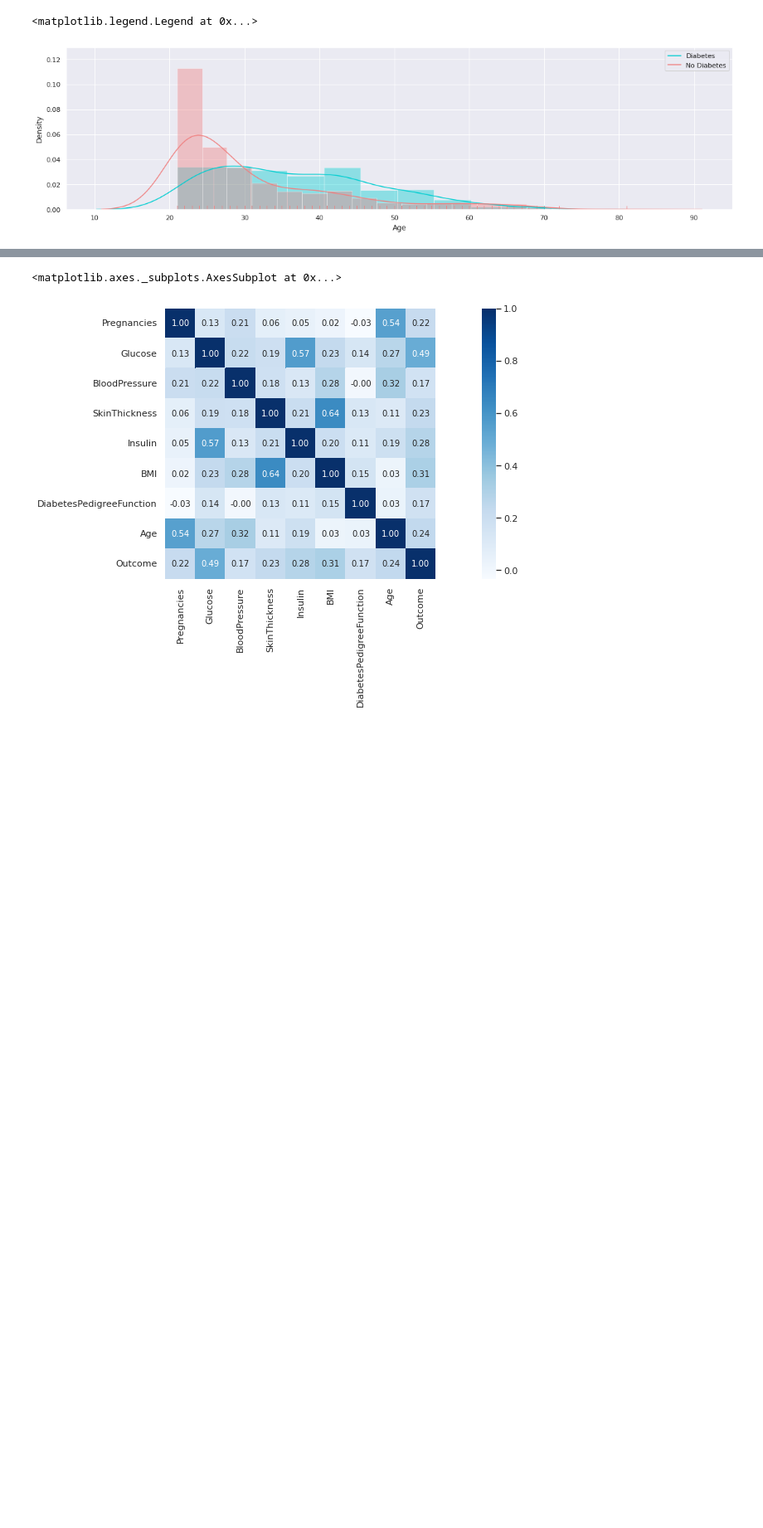
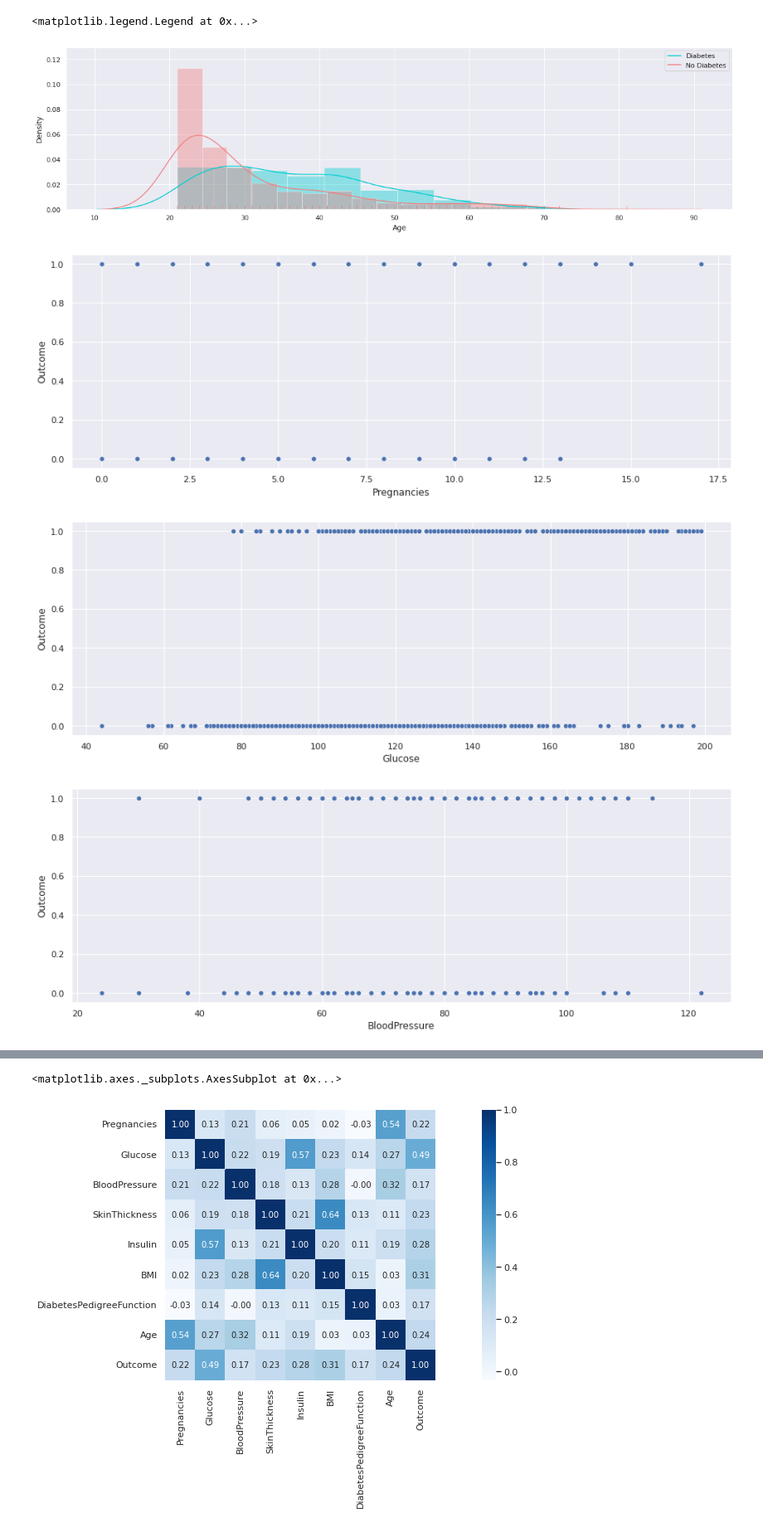
Before and after one commit to duaneywadey/A-collection-of-Jupyter-notebooks-and-CSV-files, a Jupyter notebook: DIABETES_MODEL_DiabetesPredictionTest.ipynb, the cells around one changed output, grey strips where cells are left out. Shown at 83% size. Drawn from its saved outputs; the diff is of its cells as text; code cells hidden in the pictures; blank space fills up the shorter version.

```diff
--- a/DIABETES_MODEL_DiabetesPredictionTest.ipynb
+++ b/DIABETES_MODEL_DiabetesPredictionTest.ipynb
@@ -179,3 +179,14 @@ plt.legend(['Diabetes', 'No Diabetes'])
 # %% [output]
 <matplotlib.legend.Legend at 0x...>
 [figure]
+# %%
+# Storing all column names in list except for one column
+
+regList = [i for i in df.columns if i not in ["Outcome"]]
+for r in regList:
+  plt.figure(figsize=(15,5))
+  sns.scatterplot(x=df[r], y=df['Outcome'])
+# %% [output]
+[figure, added]
+[figure, added]
+[figure, added]
```
Also changed, not shown: parts of 3 cells of this notebook.
